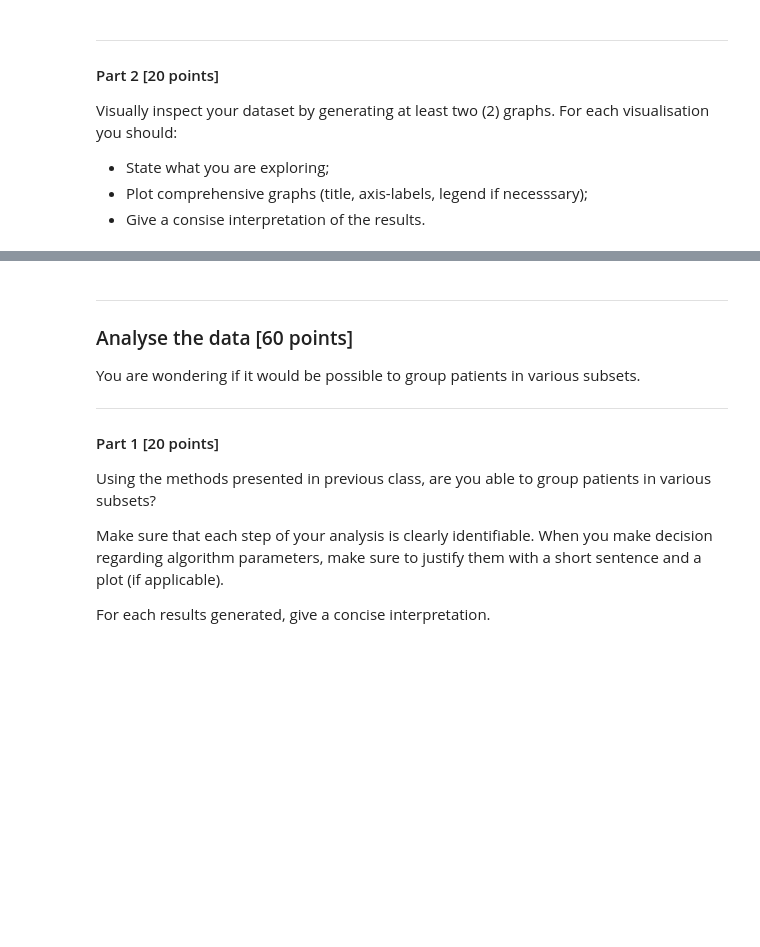
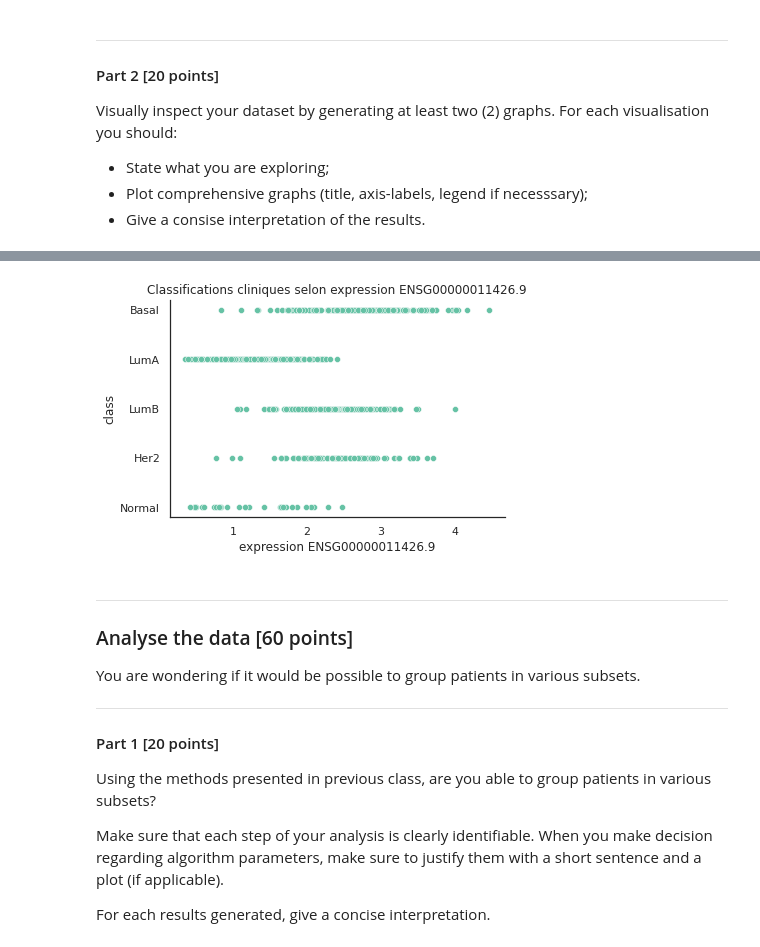
Before and after one commit to ChabotN/s22_data_analysis, a Jupyter notebook: data_analysis_3.ipynb, the cells around one changed output, grey strips where cells are left out. Saved outputs shown, nothing was run; the diff lists cells and outputs as text; code cells hidden in the pictures; blank space fills up the shorter version.

```diff
--- a/data_analysis_3.ipynb
+++ b/data_analysis_3.ipynb
@@ -236,3 +283,12 @@ Visually inspect your dataset by generating at least two (2) graphs. For each vi
+# %%
+# Regarder la variabtion de l'expression du gène ENSG00000011426.9 dans les différents types de classification clinique
+# Il est possible de voir que le type basal montre une expression plus forte ENSG00000011426.9 que le type normal
+t=sns.scatterplot(data=N, x='ENSG00000011426.9',y='class')
+t.set_title('Classifications cliniques selon expression ENSG00000011426.9')
+t.set_xlabel('expression ENSG00000011426.9')
+sns.despine()
+# %% [output]
+[figure, added]
 # %% [markdown]
 <hr style="border:1px solid black"> </hr>
 
```
Also changed, not shown: parts of 12 cells of this notebook.
